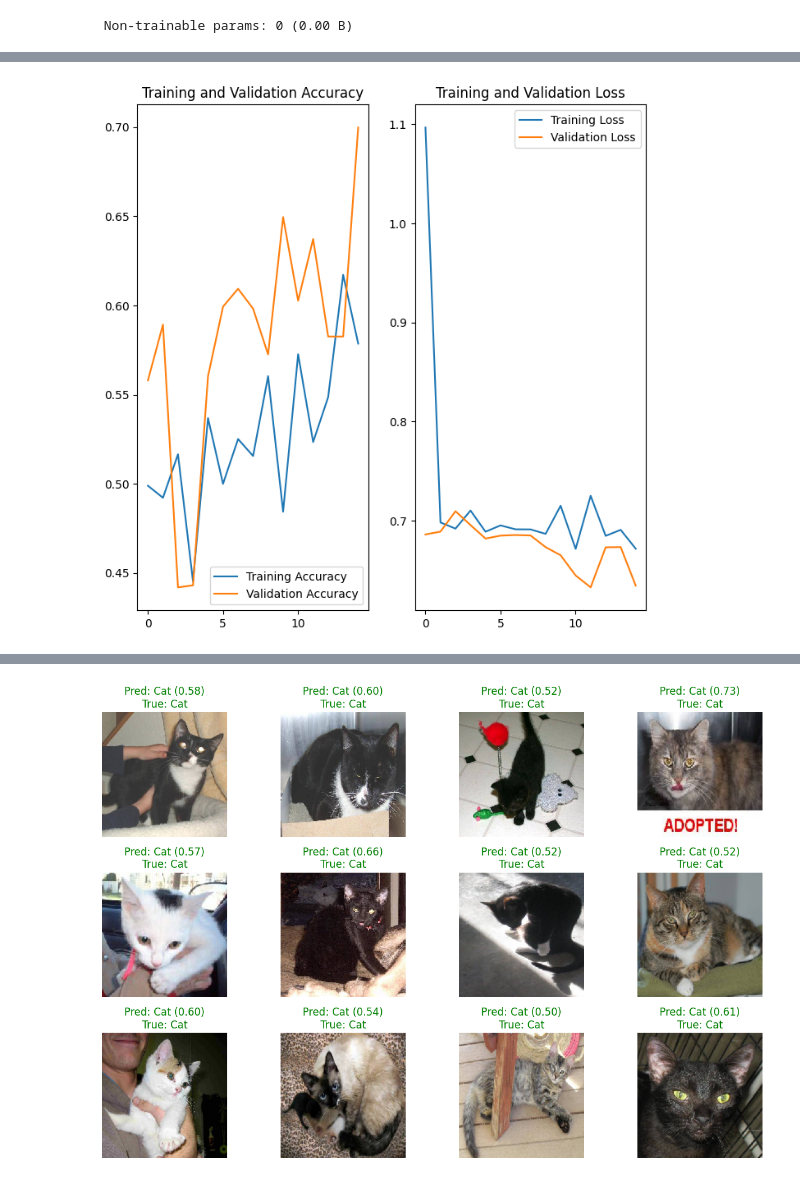
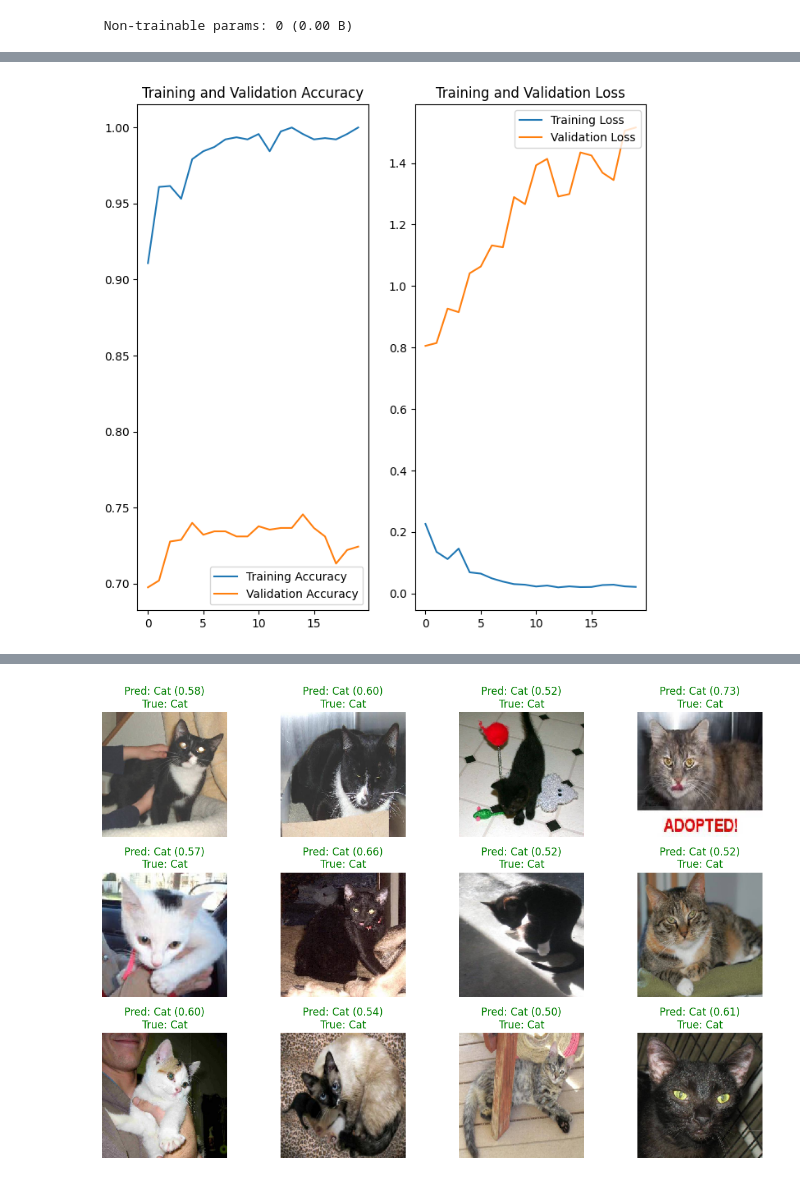
Before and after one commit to PokeMaster16/Machine-Learning-Projects, a Jupyter notebook: fcc_cat_dog.ipynb, the cells around one changed output, grey strips where cells are left out. Cells and saved outputs as stored; diff of their text form; code cells hidden in the pictures.

```diff
--- a/fcc_cat_dog.ipynb
+++ b/fcc_cat_dog.ipynb
@@ -223,13 +232,13 @@ Model: "sequential"
 model.compile(
     optimizer='adam',
     loss='binary_crossentropy',
-    metrics=['accuracy']
+    metrics=['accuracy','precision'] # -> Reforce the learning
 )
 
 history =  model.fit(
     train_data_gen,
     steps_per_epoch=total_train // batch_size,
-    epochs=15,
+    epochs=20,
     validation_data=validation_data_gen,
     validation_steps=total_val // batch_size
 )
@@ -258,28 +267,28 @@ Epoch 15/15
 # %%
 # 9
 acc = history.history['accuracy']
 val_acc = history.history['val_accuracy']
 
 loss = history.history['loss']
 val_loss = history.history['val_loss']
 
-epochs_range = range(epochs)
+epochs_range = range((len(acc)))
 
 plt.figure(figsize=(8, 8))
 plt.subplot(1, 2, 1)
 plt.plot(epochs_range, acc, label='Training Accuracy')
 plt.plot(epochs_range, val_acc, label='Validation Accuracy')
 plt.legend(loc='lower right')
 plt.title('Training and Validation Accuracy')
 
 plt.subplot(1, 2, 2)
 plt.plot(epochs_range, loss, label='Training Loss')
 plt.plot(epochs_range, val_loss, label='Validation Loss')
 plt.legend(loc='upper right')
 plt.title('Training and Validation Loss')
 plt.show()
 # %% [output]
-[figure, old version]
+[figure, new version]
 # %%
 def plot_images_with_probs(images, probs, true_labels=None, class_names=['Cat', 'Dog']):
     plt.figure(figsize=(12, 8))
```
Also changed, not shown: parts of 5 cells of this notebook.
